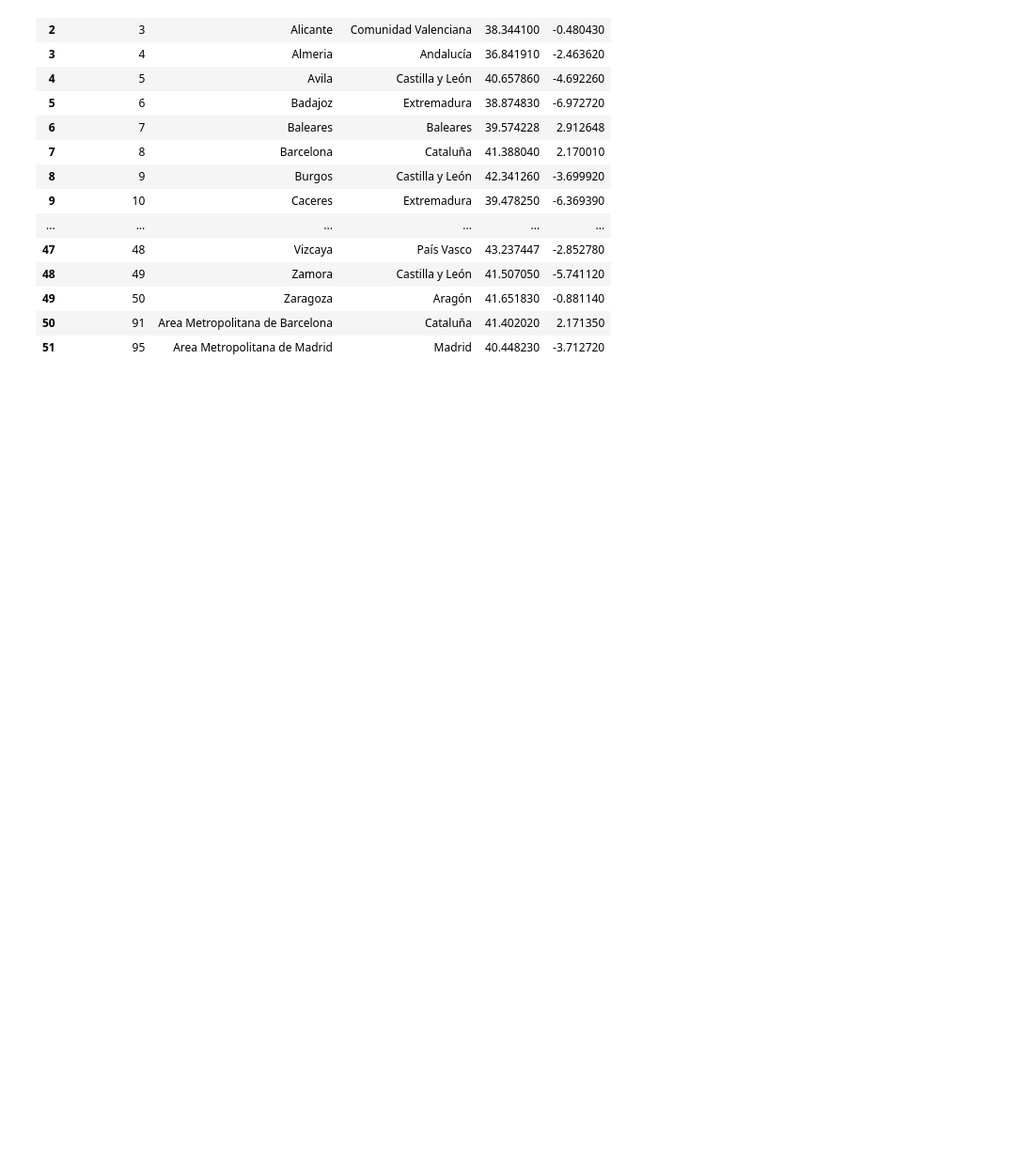
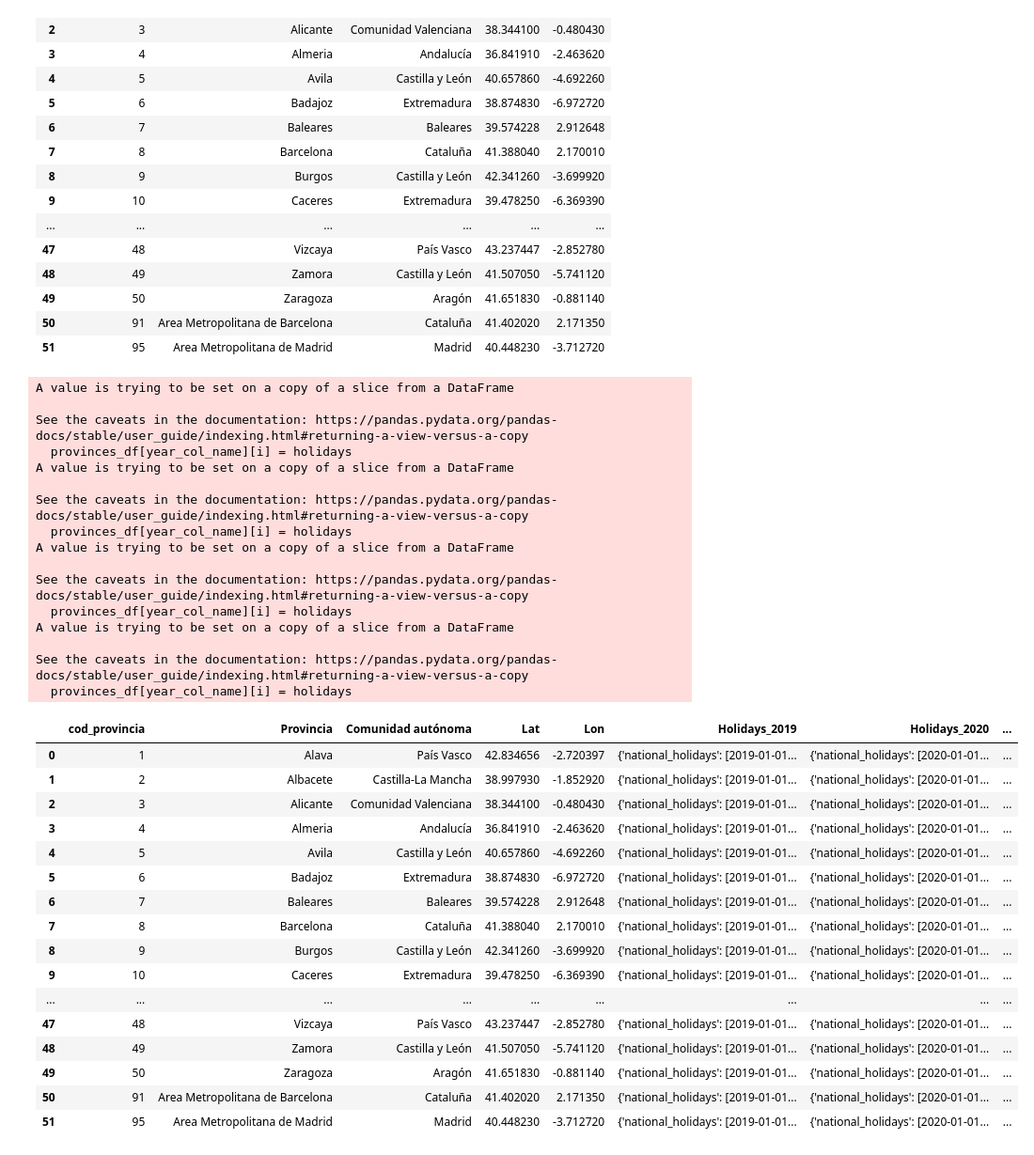
Before and after one commit to CarlosBlazquezP/CAPSTONE_MGBD, a Jupyter notebook: Provinces_Lat_lon.ipynb, the cells around one changed output. Shown: that part at 94% size. Saved outputs shown, nothing was run; the diff lists cells and outputs as text; code cells hidden in the pictures; blank space fills up the shorter version.

```diff
--- a/Provinces_Lat_lon.ipynb
+++ b/Provinces_Lat_lon.ipynb
@@ -34,6 +43,21 @@ def obtain_Lon_Lat(provinces_df):
         provinces_df['Lat'][i] = g.latlng[0]
         provinces_df['Lon'][i] = g.latlng[1]
     return provinces_df
+# %%
+def obtain_holidays(provinces_df):
+    for y in range(2019,2024,1):
+        year_col_name = f'Holidays_{y}'
+        provinces_df[year_col_name] = 0
+        for i in range(len(provinces_df)):
+            province = provinces_df['Provincia'][i]
+            province = province.lower()
+            province = province.replace(' ', '-').replace('ñ', 'n').replace('k', 'c')
+            if(province == 'santa-cruz-de-tenerife' or province == 'area-metropolitana-de-barcelona' or province == 'area-metropolitana-de-madrid' ):
+                province = province.split('-')[-1]
+            #print(province)
+            holidays = Province(name=province.lower(), year=y).holidays()
+            provinces_df[year_col_name][i] = holidays
+    return provinces_df
 # %%
 provinces_Lat_Lon = obtain_Lon_Lat(provinces)
 # %% [output]
@@ -65,3 +89,39 @@ provinces_Lat_Lon
 | 49 | 50 | Zaragoza | Aragón | 41.651830 | -0.881140 |
 | 50 | 91 | Area Metropolitana de Barcelona | Cataluña | 41.402020 | 2.171350 |
 | 51 | 95 | Area Metropolitana de Madrid | Madrid | 40.448230 | -3.712720 |
+# %%
+obtain_holidays(provinces_Lat_Lon)
+# %% [output]
+A value is trying to be set on a copy of a slice from a DataFrame
+
+See the caveats in the documentation: https://pandas.pydata.org/pandas-docs/stable/user_guide/indexing.html#returning-a-view-versus-a-copy
+  provinces_df[year_col_name][i] = holidays
+A value is trying to be set on a copy of a slice from a DataFrame
+
+See the caveats in the documentation: https://pandas.pydata.org/pandas-docs/stable/user_guide/indexing.html#returning-a-view-versus-a-copy
+  provinces_df[year_col_name][i] = holidays
+A value is trying to be set on a copy of a slice from a DataFrame
+
+See the caveats in the documentation: https://pandas.pydata.org/pandas-docs/stable/user_guide/indexing.html#returning-a-view-versus-a-copy
+  provinces_df[year_col_name][i] = holidays
+A value is trying to be set on a copy of a slice from a DataFrame
+
+See the caveats in the documentation: https://pandas.pydata.org/pandas-docs/stable/user_guide/indexing.html#returning-a-view-versus-a-copy
+  provinces_df[year_col_name][i] = holidays
+|  | cod_provincia | Provincia | Comunidad autónoma | Lat | Lon | Holidays_2019 | Holidays_2020 | ... |
+| 0 | 1 | Alava | País Vasco | 42.834656 | -2.720397 | {'national_holidays': [2019-01-01... | {'national_holidays': [2020-01-01... | ... |
+| 1 | 2 | Albacete | Castilla-La Mancha | 38.997930 | -1.852920 | {'national_holidays': [2019-01-01... | {'national_holidays': [2020-01-01... | ... |
+| 2 | 3 | Alicante | Comunidad Valenciana | 38.344100 | -0.480430 | {'national_holidays': [2019-01-01... | {'national_holidays': [2020-01-01... | ... |
+| 3 | 4 | Almeria | Andalucía | 36.841910 | -2.463620 | {'national_holidays': [2019-01-01... | {'national_holidays': [2020-01-01... | ... |
+| 4 | 5 | Avila | Castilla y León | 40.657860 | -4.692260 | {'national_holidays': [2019-01-01... | {'national_holidays': [2020-01-01... | ... |
+| 5 | 6 | Badajoz | Extremadura | 38.874830 | -6.972720 | {'national_holidays': [2019-01-01... | {'national_holidays': [2020-01-01... | ... |
+| 6 | 7 | Baleares | Baleares | 39.574228 | 2.912648 | {'national_holidays': [2019-01-01... | {'national_holidays': [2020-01-01... | ... |
+| 7 | 8 | Barcelona | Cataluña | 41.388040 | 2.170010 | {'national_holidays': [2019-01-01... | {'national_holidays': [2020-01-01... | ... |
+| 8 | 9 | Burgos | Castilla y León | 42.341260 | -3.699920 | {'national_holidays': [2019-01-01... | {'national_holidays': [2020-01-01... | ... |
+| 9 | 10 | Caceres | Extremadura | 39.478250 | -6.369390 | {'national_holidays': [2019-01-01... | {'national_holidays': [2020-01-01... | ... |
+| ... | ... | ... | ... | ... | ... | ... | ... | ... |
+| 47 | 48 | Vizcaya | País Vasco | 43.237447 | -2.852780 | {'national_holidays': [2019-01-01... | {'national_holidays': [2020-01-01... | ... |
+| 48 | 49 | Zamora | Castilla y León | 41.507050 | -5.741120 | {'national_holidays': [2019-01-01... | {'national_holidays': [2020-01-01... | ... |
+| 49 | 50 | Zaragoza | Aragón | 41.651830 | -0.881140 | {'national_holidays': [2019-01-01... | {'national_holidays': [2020-01-01... | ... |
+| 50 | 91 | Area Metropolitana de Barcelona | Cataluña | 41.402020 | 2.171350 | {'national_holidays': [2019-01-01... | {'national_holidays': [2020-01-01... | ... |
+| 51 | 95 | Area Metropolitana de Madrid | Madrid | 40.448230 | -3.712720 | {'national_holidays': [2019-01-01... | {'national_holidays': [2020-01-01... | ... |
```
Also changed, not shown: parts of 2 cells of this notebook.
